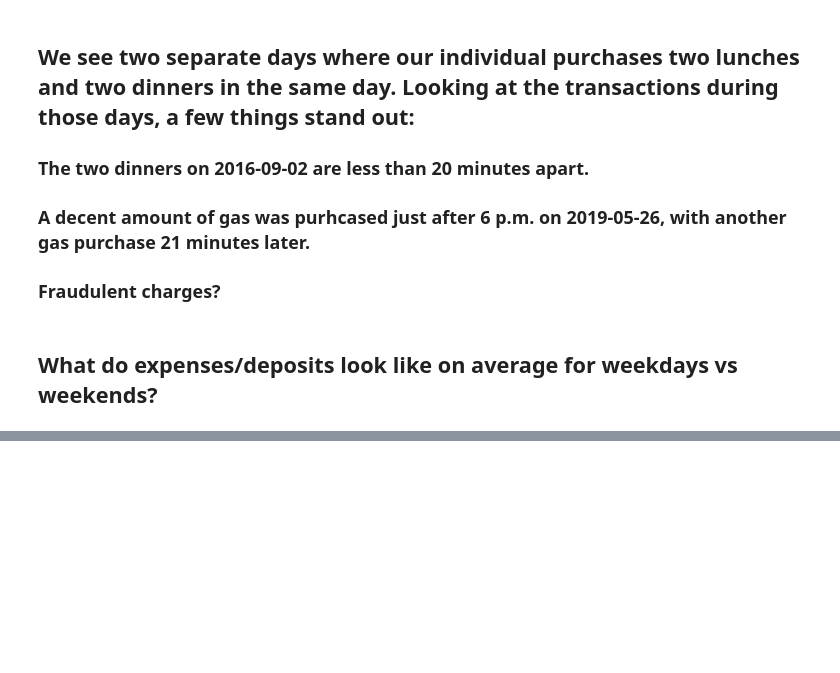
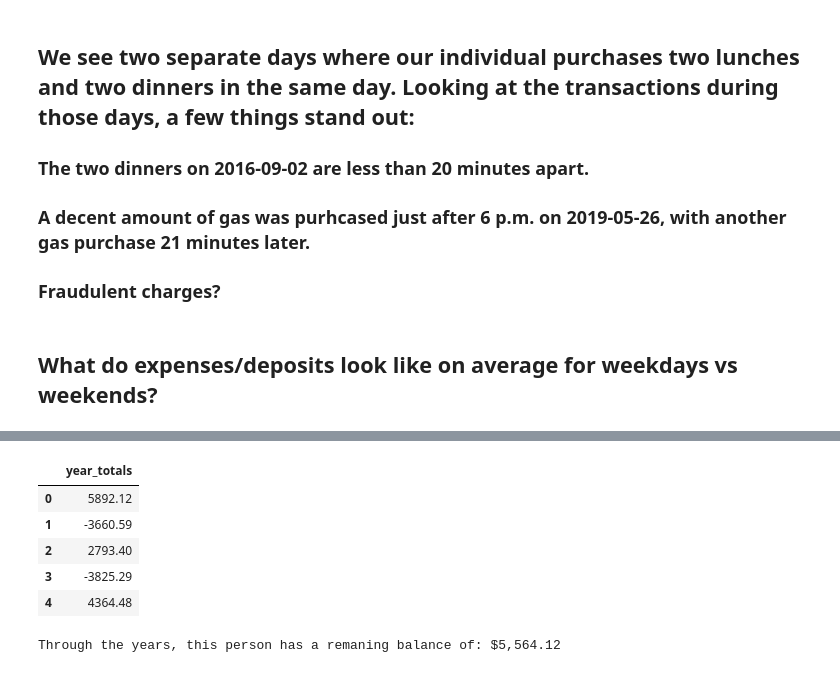
Before and after one commit to josephburton06/python_practice, a Jupyter notebook: checkbook_analysis.ipynb, the cells around one changed output, grey strips where cells are left out. Cells and saved outputs as stored; diff of their text form; code cells hidden in the pictures; blank space fills up the shorter version.

Commit message:
Add balance

```diff
--- a/checkbook_analysis.ipynb
+++ b/checkbook_analysis.ipynb
@@ -256,0 +257,19 @@ pd.pivot_table(df, values='transaction_amount', index=['year'], columns=['transa
+# %%
+sum_by_type_by_year = pd.pivot_table(df, values='transaction_amount', index=['year'], columns=['transaction_type_desc'], aggfunc=['sum']).reset_index()
+overall_year = pd.DataFrame(sum_by_type_by_year['sum']['Deposit'] - abs(sum_by_type_by_year['sum']['ATM Withdrawal'] + sum_by_type_by_year['sum']['Dinner'] + sum_by_type_by_year['sum']['Gas']+ sum_by_type_by_year['sum']['Groceries']+ sum_by_type_by_year['sum']['Lunch']))
+overall_year.rename(columns={0: "year_totals"}, inplace=True)
+overall_year
+# %% [output]
+|  | year_totals |
+| 0 | 5892.12 |
+| 1 | -3660.59 |
+| 2 | 2793.40 |
+| 3 | -3825.29 |
+| 4 | 4364.48 |
+# %%
+sum_by_type_by_year = pd.pivot_table(df, values='transaction_amount', index=['year'], columns=['transaction_type_desc'], aggfunc=['sum']).reset_index()
+overall_year = sum_by_type_by_year['sum']['Deposit'] - abs(sum_by_type_by_year['sum']['ATM Withdrawal'] + sum_by_type_by_year['sum']['Dinner'] + sum_by_type_by_year['sum']['Gas']+ sum_by_type_by_year['sum']['Groceries']+ sum_by_type_by_year['sum']['Lunch'])
+total_float = "${:,.2f}".format(float(overall_year.cumsum()[-1:]))
+print('Through the years, this person has a remaning balance of: ' + total_float)
+# %% [output]
+Through the years, this person has a remaning balance of: $5,564.12
```
Also changed, not shown: parts of 6 cells of this notebook.
